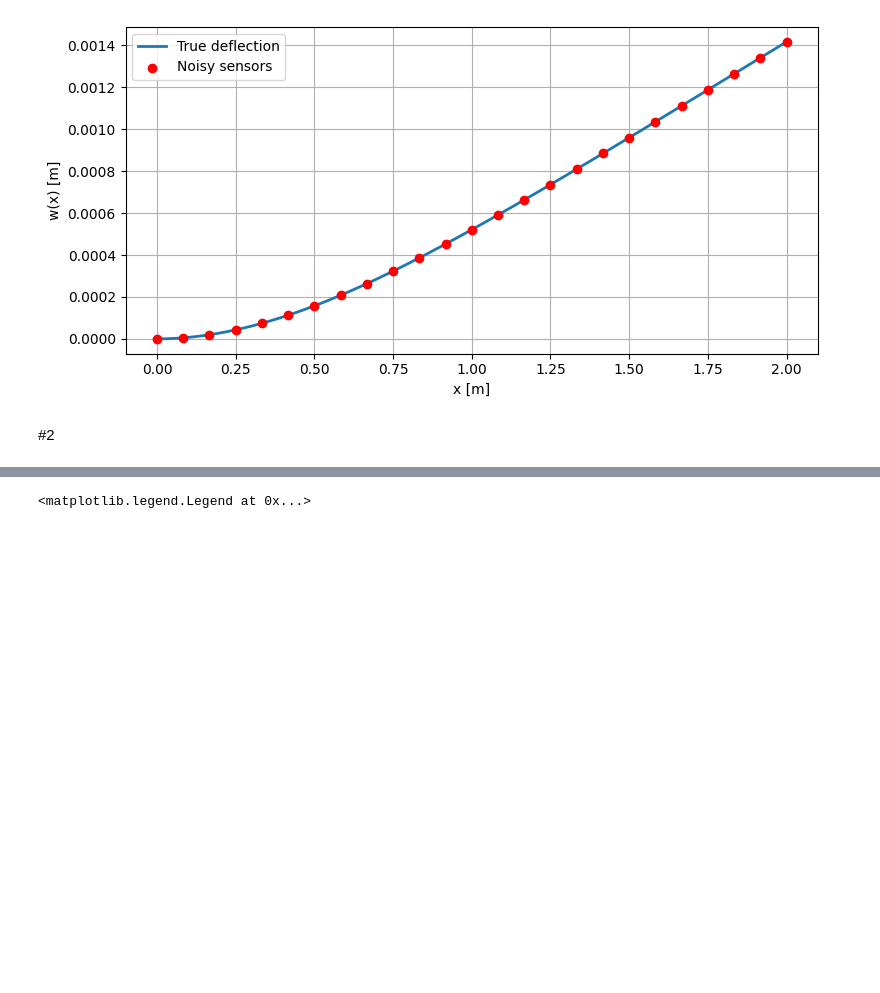
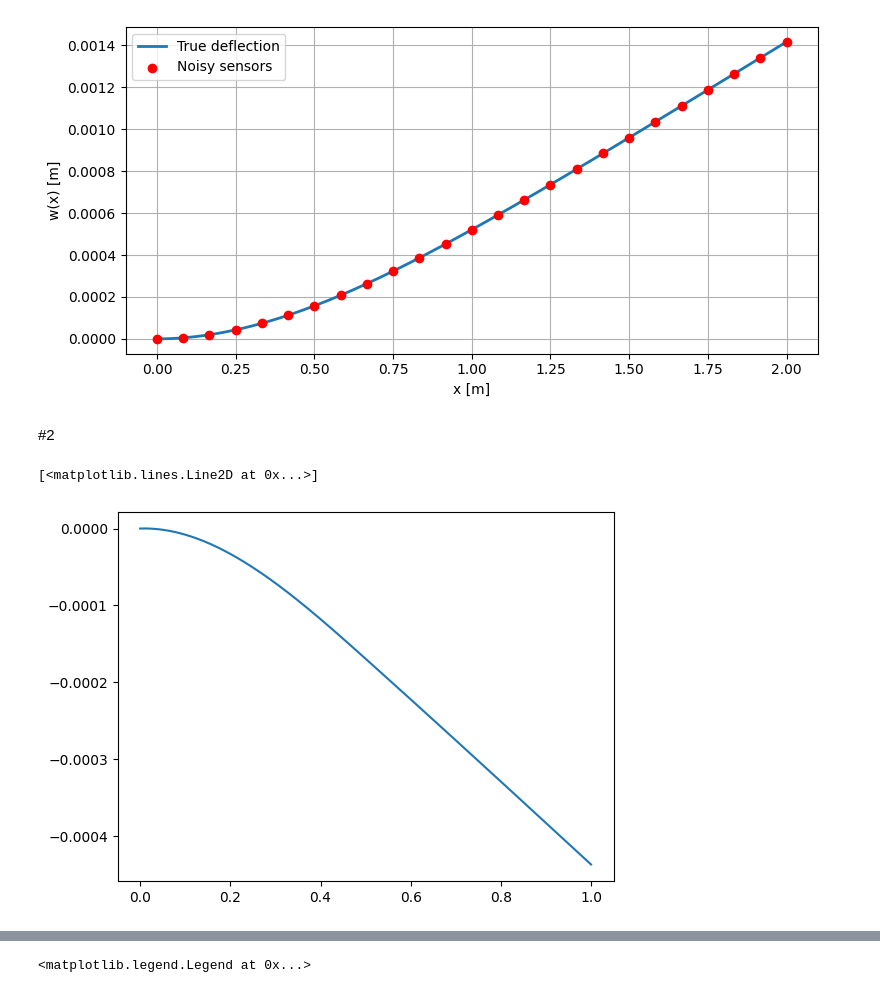
Before and after one commit to ShiyuanDengg/2D-Wall, a Jupyter notebook: 1D/Continuous/1D Reversed PINN (NeRF).ipynb, the cells around one changed output, grey strips where cells are left out. Cells and saved outputs as stored; diff of their text form; code cells hidden in the pictures; blank space fills up the shorter version.

```diff
--- a/1D/Continuous/1D Reversed PINN (NeRF).ipynb
+++ b/1D/Continuous/1D Reversed PINN (NeRF).ipynb
@@ -160,24 +160,34 @@ optimizer_loc = keras.optimizers.Adam(learning_rate=5e-2)
 # %%
 def cumtrapz(x, f):
     dx = x[1:] - x[:-1]
     s = tf.concat([
         tf.cumsum(0.5 * (f[1:] + f[:-1]) * dx),
         tf.zeros_like(f[:1])
     ], axis=0)
     return s
 
 def numerical_integration(x_ext, d4w_phys):
 
     x_ext_phys = x_ext * L
     d4w_phys /= EI
 
     d3w_phys = cumtrapz(x_ext_phys, d4w_phys)
+    d3w_phys -= d3w_phys[-5]
     d2w_phys = cumtrapz(x_ext_phys, d3w_phys)
+    d2w_phys -= d2w_phys[-5]
     dw_phys = cumtrapz(x_ext_phys, d2w_phys)
+    dw_phys -= dw_phys[0]
     w_phys = cumtrapz(x_ext_phys, dw_phys)
+    w_phys -=w_phys[0]
     return d3w_phys, d2w_phys, dw_phys, w_phys
 
 x_ext = tf.concat((x_tf, 1 + x_tf[1:5]), 0)
+
+d3w, d2w, dw, w_t = numerical_integration(x_ext, Q * tf.ones_like(x_ext))
+plt.plot(x_ext[:-4], w_t[:-4] - w_true)
+# %% [output]
+[<matplotlib.lines.Line2D at 0x...>]
+[figure, added]
 # %%
 beta = tf.constant(0.9, dtype=tf.float32)  # Smoothing factor
 
```
Also changed, not shown: parts of 8 cells of this notebook, 3 other files.
